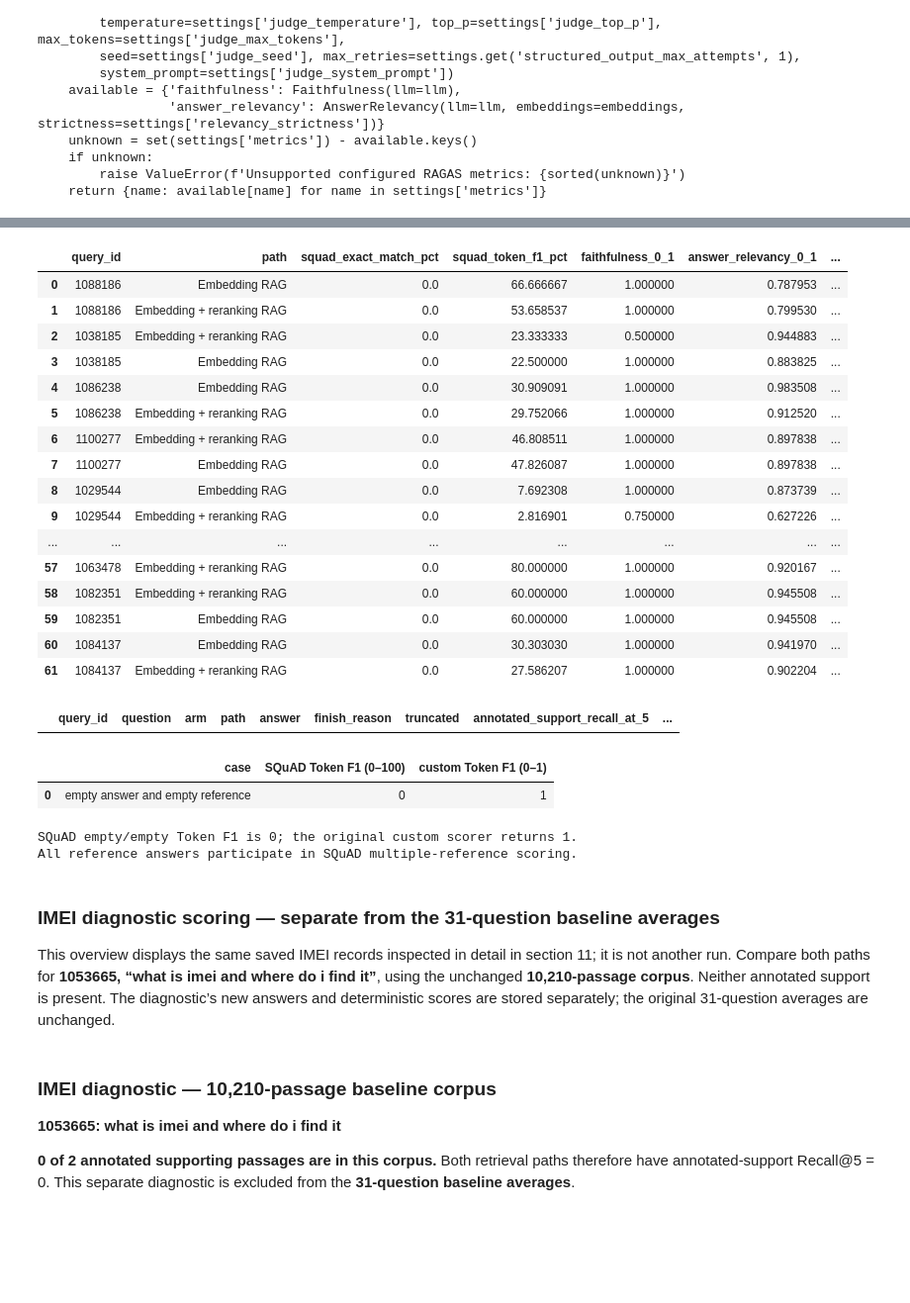
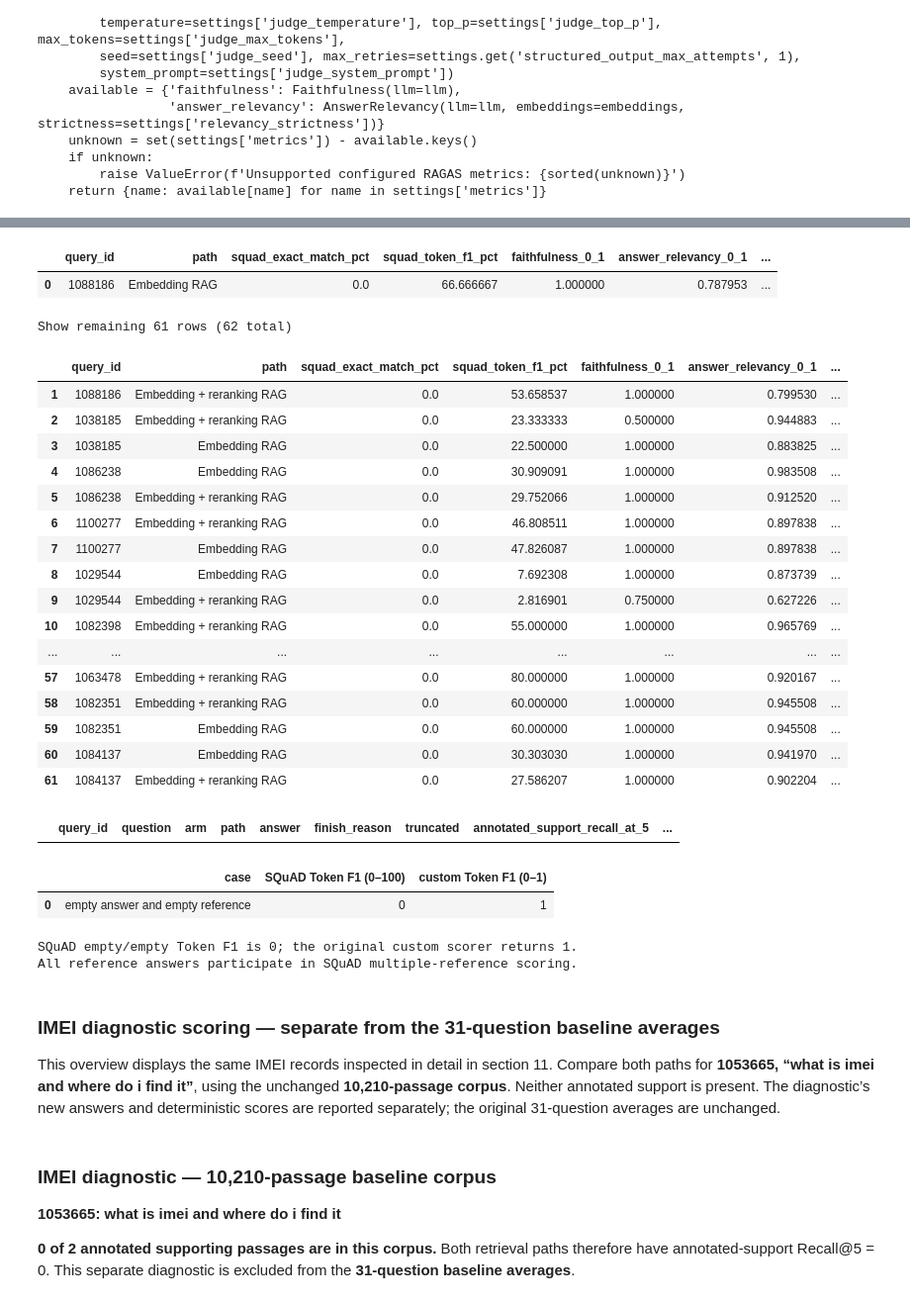
Before and after one commit to manimalakumar/rag-reranking-evaluation, a Jupyter notebook: experiments/v1-baseline/Experiment-1-Baseline.ipynb, the cells around one changed output, grey strips where cells are left out. Shown at 99% size. Cells and saved outputs as stored; diff of their text form; code cells hidden in the pictures; blank space fills up the shorter version.

```diff
--- a/experiments/v1-baseline/Experiment-1-Baseline.ipynb
+++ b/experiments/v1-baseline/Experiment-1-Baseline.ipynb
@@ -802,46 +447,42 @@ def create_ragas_metrics(client, embeddings, settings):
         raise ValueError(f'Unsupported configured RAGAS metrics: {sorted(unknown)}')
     return {name: available[name] for name in settings['metrics']}
 # %%
-standard_scores = saved_standard['scores']
-standard_summary = saved_standard['summary']
-display(standard_summary.round(4))
-display(standard_scores[['query_id', 'path', 'squad_exact_match_pct',
-    'squad_token_f1_pct', 'faithfulness_0_1', 'answer_relevancy_0_1', 'truncated']])
-display(pd.read_csv(STANDARD_OUT / 'scorer_discrepancies.csv'))
-display(pd.DataFrame(read_json(STANDARD_OUT / 'scorer_edge_cases.json')))
-print('SQuAD empty/empty Token F1 is 0; the original custom scorer returns 1.')
-print('All reference answers participate in SQuAD multiple-reference scoring.')
+view.show('scores')
+view.show('judge_outcomes')
 # %% [output]
 |  | Metric | Scale | Successful matching pairs | Embedding RAG | Embedding + reranking RAG | Paired delta (reranking − embedding) | ... |
 | 0 | Annotated-support Recall@5 | 0–1; existing retrieval metric | 31 | 0.9032 | 0.9032 | 0.0000 | ... |
 | 1 | SQuAD normalized exact match | 0–100 percent | 31 | 0.0000 | 0.0000 | 0.0000 | ... |
 | 2 | Token F1 | 0–100 percent | 31 | 37.8523 | 35.9012 | -1.9512 | ... |
 | 3 | Faithfulness | 0–1 | 31 | 0.9485 | 0.9275 | -0.0210 | ... |
 | 4 | Answer relevancy | usually 0–1; cosine can be −1–1 | 31 | 0.7997 | 0.7885 | -0.0112 | ... |
 |  | query_id | path | squad_exact_match_pct | squad_token_f1_pct | faithfulness_0_1 | answer_relevancy_0_1 | ... |
 | 0 | 1088186 | Embedding RAG | 0.0 | 66.666667 | 1.000000 | 0.787953 | ... |
-| 1 | 1088186 | Embedding + reranking RAG | 0.0 | 53.658537 | 1.000000 | 0.799530 | ... |
-| 2 | 1038185 | Embedding + reranking RAG | 0.0 | 23.333333 | 0.500000 | 0.944883 | ... |
-| 3 | 1038185 | Embedding RAG | 0.0 | 22.500000 | 1.000000 | 0.883825 | ... |
-| 4 | 1086238 | Embedding RAG | 0.0 | 30.909091 | 1.000000 | 0.983508 | ... |
-| 5 | 1086238 | Embedding + reranking RAG | 0.0 | 29.752066 | 1.000000 | 0.912520 | ... |
-| 6 | 1100277 | Embedding + reranking RAG | 0.0 | 46.808511 | 1.000000 | 0.897838 | ... |
-| 7 | 1100277 | Embedding RAG | 0.0 | 47.826087 | 1.000000 | 0.897838 | ... |
-| 8 | 1029544 | Embedding RAG | 0.0 | 7.692308 | 1.000000 | 0.873739 | ... |
-| 9 | 1029544 | Embedding + reranking RAG | 0.0 | 2.816901 | 0.750000 | 0.627226 | ... |
-| ... | ... | ... | ... | ... | ... | ... | ... |
-| 57 | 1063478 | Embedding + reranking RAG | 0.0 | 80.000000 | 1.000000 | 0.920167 | ... |
-| 58 | 1082351 | Embedding + reranking RAG | 0.0 | 60.000000 | 1.000000 | 0.945508 | ... |
-| 59 | 1082351 | Embedding RAG | 0.0 | 60.000000 | 1.000000 | 0.945508 | ... |
-| 60 | 1084137 | Embedding RAG | 0.0 | 30.303030 | 1.000000 | 0.941970 | ... |
-| 61 | 1084137 | Embedding + reranking RAG | 0.0 | 27.586207 | 1.000000 | 0.902204 | ... |
+Show remaining 61 rows (62 total)
-|  | query_id | question | arm | path | answer | finish_reason | truncated | annotated_support_recall_at_5 | ... |
+|  | query_id | path | squad_exact_match_pct | squad_token_f1_pct | faithfulness_0_1 | answer_relevancy_0_1 | ... |
+| 1 | 1088186 | Embedding + reranking RAG | 0.0 | 53.658537 | 1.000000 | 0.799530 | ... |
+| 2 | 1038185 | Embedding + reranking RAG | 0.0 | 23.333333 | 0.500000 | 0.944883 | ... |
+| 3 | 1038185 | Embedding RAG | 0.0 | 22.500000 | 1.000000 | 0.883825 | ... |
+| 4 | 1086238 | Embedding RAG | 0.0 | 30.909091 | 1.000000 | 0.983508 | ... |
+| 5 | 1086238 | Embedding + reranking RAG | 0.0 | 29.752066 | 1.000000 | 0.912520 | ... |
+| 6 | 1100277 | Embedding + reranking RAG | 0.0 | 46.808511 | 1.000000 | 0.897838 | ... |
+| 7 | 1100277 | Embedding RAG | 0.0 | 47.826087 | 1.000000 | 0.897838 | ... |
+| 8 | 1029544 | Embedding RAG | 0.0 | 7.692308 | 1.000000 | 0.873739 | ... |
+| 9 | 1029544 | Embedding + reranking RAG | 0.0 | 2.816901 | 0.750000 | 0.627226 | ... |
+| 10 | 1082398 | Embedding + reranking RAG | 0.0 | 55.000000 | 1.000000 | 0.965769 | ... |
+| ... | ... | ... | ... | ... | ... | ... | ... |
+| 57 | 1063478 | Embedding + reranking RAG | 0.0 | 80.000000 | 1.000000 | 0.920167 | ... |
+| 58 | 1082351 | Embedding + reranking RAG | 0.0 | 60.000000 | 1.000000 | 0.945508 | ... |
+| 59 | 1082351 | Embedding RAG | 0.0 | 60.000000 | 1.000000 | 0.945508 | ... |
+| 60 | 1084137 | Embedding RAG | 0.0 | 30.303030 | 1.000000 | 0.941970 | ... |
+| 61 | 1084137 | Embedding + reranking RAG | 0.0 | 27.586207 | 1.000000 | 0.902204 | ... |
-|  | case | SQuAD Token F1 (0–100) | custom Token F1 (0–1) |
-| 0 | empty answer and empty reference | 0 | 1 |
+|  | query_id | question | arm | path | answer | finish_reason | truncated | annotated_support_recall_at_5 | ... |
-SQuAD empty/empty Token F1 is 0; the original custom scorer returns 1.
-All reference answers participate in SQuAD multiple-reference scoring.
+|  | case | SQuAD Token F1 (0–100) | custom Token F1 (0–1) |
+| 0 | empty answer and empty reference | 0 | 1 |
+SQuAD empty/empty Token F1 is 0; the original custom scorer returns 1.
+All reference answers participate in SQuAD multiple-reference scoring.
 # %% [markdown]
 ### IMEI diagnostic scoring — separate from the 31-question baseline averages
 
-This overview displays the same saved IMEI records inspected in detail in section 11; it is not another run. Compare both paths for **1053665, “what is imei and where do i find it”**, using the unchanged **10,210-passage corpus**. Neither annotated support is present. The diagnostic’s new answers and deterministic scores are stored separately; the original 31-question averages are unchanged.
+This overview displays the same IMEI records inspected in detail in section 11. Compare both paths for **1053665, “what is imei and where do i find it”**, using the unchanged **10,210-passage corpus**. Neither annotated support is present. The diagnostic’s new answers and deterministic scores are reported separately; the original 31-question averages are unchanged.
 # %%
```
Also changed, not shown: parts of 39 cells of this notebook, 24 other files.
